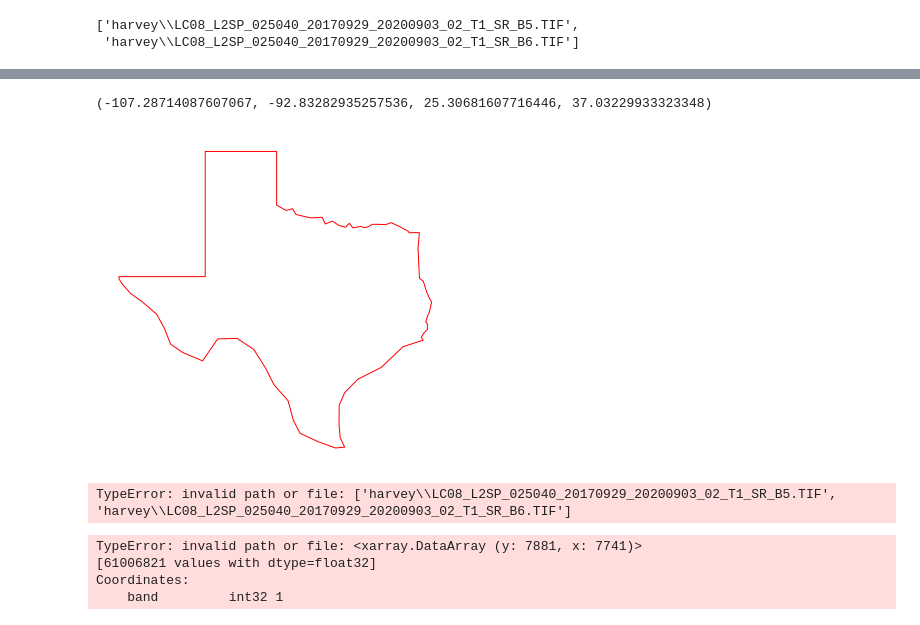
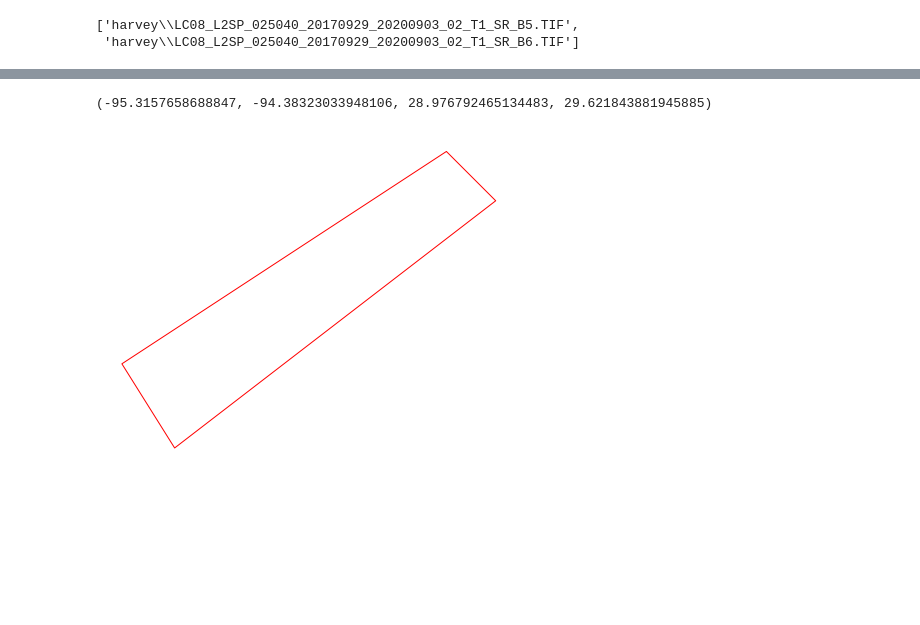
Before and after one commit to maluajai1/Spatial_thoughts, a Jupyter notebook: Change_harvey.ipynb, the cells around one changed output, grey strips where cells are left out. Cells and saved outputs as stored; diff of their text form; code cells hidden in the pictures; blank space fills up the shorter version.

```diff
--- a/Change_harvey.ipynb
+++ b/Change_harvey.ipynb
@@ -15,10 +15,9 @@ import earthpy.spatial as es
 import earthpy.plot as ep
 # %%
 # define input path
-
 data_path = "harvey"
 pattern = "*B[5-6]*.TIF"
-shp_path = r"harvey/Texas.shp"
+shp_path = r"harvey/aoi.shp"
 path = os.path.join(data_path, pattern)
 band_path = glob(path)
 band_path
@@ -28,29 +43,12 @@ band_path
 # %%
 aoi = gpd.read_file(shp_path)
-aoi
 fig, ax = plt.subplots(1, figsize=(10,6))
 aoi.plot(facecolor = 'None', edgecolor = 'Red', ax=ax)
 ax.axis('off')
 # %% [output]
-(-107.28714087607067, -92.83282935257536, 25.30681607716446, 37.03229933323348)
+(-95.3157658688847, -94.38323033948106, 28.976792465134483, 29.621843881945885)
-[figure, old version]
+[figure, new version]
 # %%
-#def open_clean_band(path):
-#    return rxr.open_rasterio(band_path, masked=True).squeeze()
-#data = open_clean_band(band_path[0])
-
-
-band_1 = rxr.open_rasterio(band_path, masked=True).squeeze()
+landsat_crs = es.crs_check(band_path[0])
+landsat_crs
+aoi_utm = aoi.to_crs(landsat_crs)
-# %% [output]
-TypeError: invalid path or file: ['harvey\\LC08_L2SP_025040_20170929_20200903_02_T1_SR_B5.TIF', 'harvey\\LC08_L2SP_025040_20170929_20200903_02_T1_SR_B6.TIF']
-# %%
-
-band_5 = es.crs_check(band_1[0])
-
-print("Landsat crs is:", band_1)
-print("aoi crs", aoi.crs)
-# %% [output]
-TypeError: invalid path or file: <xarray.DataArray (y: 7881, x: 7741)>
-[61006821 values with dtype=float32]
-Coordinates:
-    band         int32 1
```
Also changed, not shown: parts of 8 cells of this notebook.
